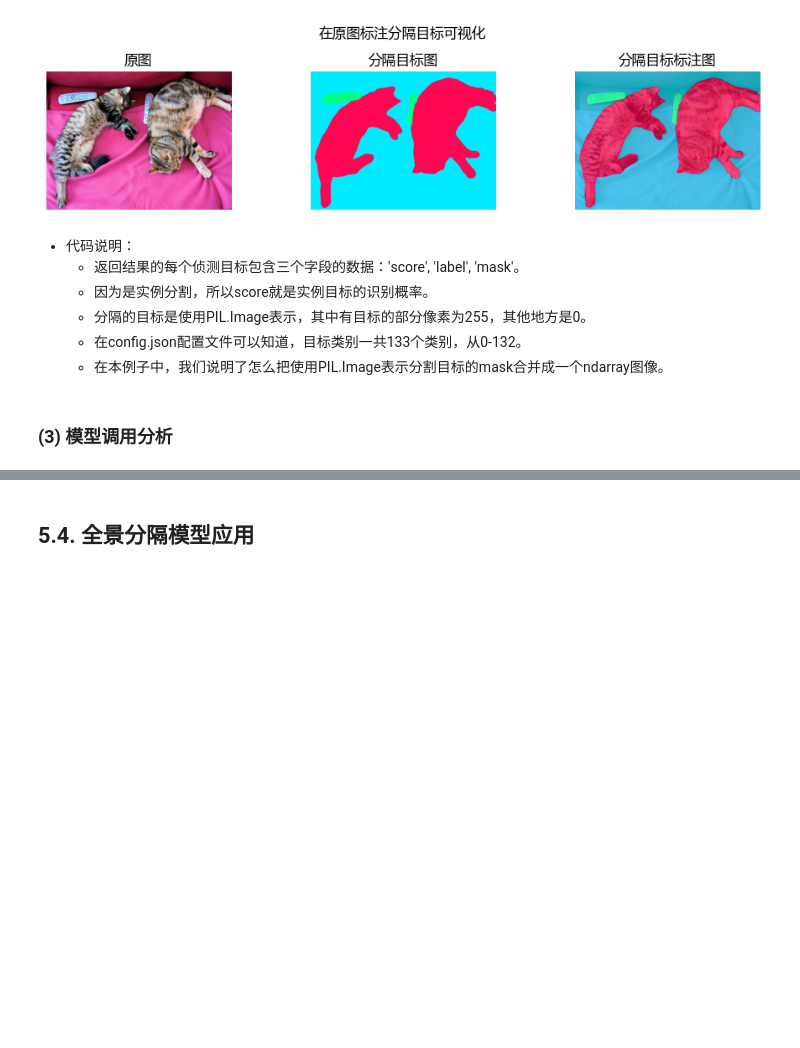
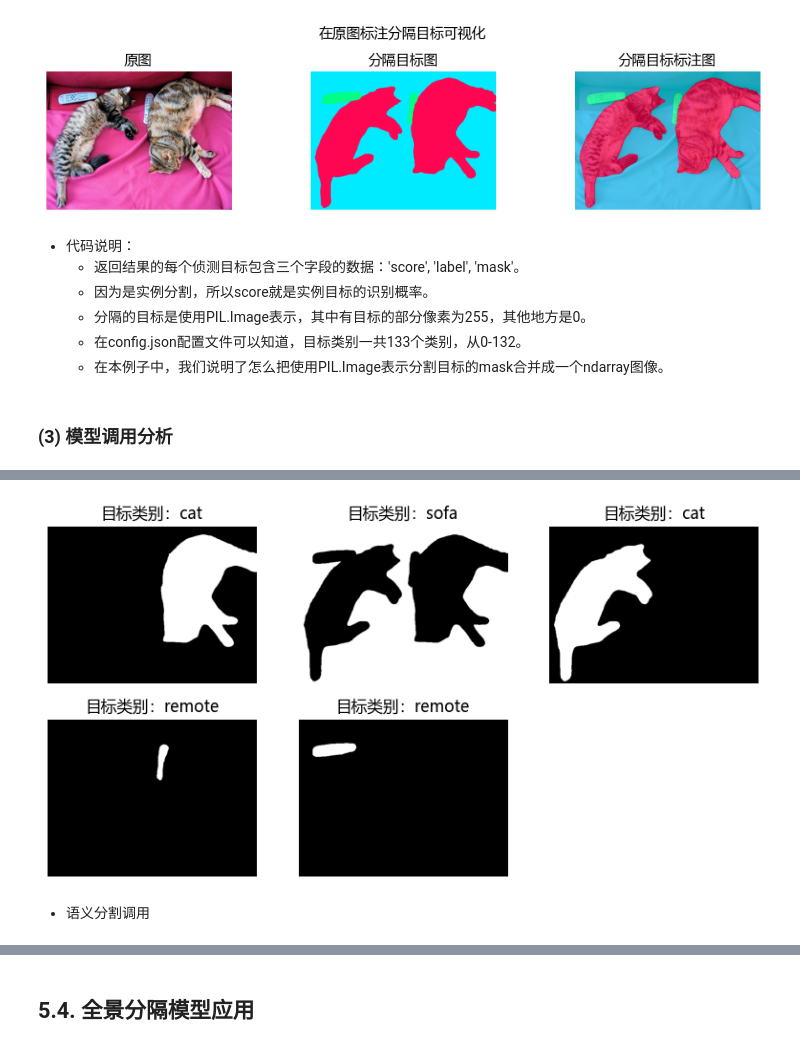
Before and after one commit to QiangAI/AI2026, a Jupyter notebook: transformers/05机器视觉任务处理-04目标分隔.ipynb, the cells around one changed output, grey strips where cells are left out. Cells and saved outputs as stored; diff of their text form; code cells hidden in the pictures; blank space fills up the shorter version.

```diff
--- a/transformers/05机器视觉任务处理-04目标分隔.ipynb
+++ b/transformers/05机器视觉任务处理-04目标分隔.ipynb
@@ -335,7 +329,7 @@ transform = Compose([
 from transformers import pipeline
 from PIL import Image
 import matplotlib.pyplot as plt
-
+plt.rcParams["font.family"] = ["Microsoft YaHei"]
 # 直接推理
 pipe = pipeline("image-segmentation", model="F:/03Models/maskformer-swin-large-coco")
 image = Image.open("./imgs/000000039769.jpg")
@@ -402,7 +396,7 @@ palette = np.array(
     [184, 255, 0], [0, 133, 255], [255, 214, 0], [25, 194, 194],
     [102, 255, 0], [92, 0, 255]]
 )
-palette = palette[:, :133]
+# palette = palette[:, :133]
 img = np.array(image)
 
 color_seg = np.zeros((img.shape[0], img.shape[1], 3), dtype=np.uint8) # height, width, 3
@@ -459,0 +692,8 @@ dict_keys(['score', 'label', 'mask'])
+# %%
+target_sizes = [(image.height, image.width)]
+panopti_segment = processor.post_process_panoptic_segmentation(
+    model_outputs,
+    target_sizes=target_sizes,
+    threshold=0.9,
+)[0]  # 取第一个图片的分割（我们输入的也仅仅一张图像）
+print(panopti_segment)
@@ -459,0 +709,19 @@ dict_keys(['score', 'label', 'mask'])
+# %%
+seg = panopti_segment["segmentation"].numpy()
+count = len(panopti_segment["segments_info"])
+cols = 3
+rows = count // cols + 1
+plt.figure(figsize=(3.2 * cols, 2.4 * rows))
+for i, obj in  enumerate(panopti_segment["segments_info"]):
+    idx = obj["id"]
+    mask = (seg==idx)
+    visual_mask = (mask * 255).astype(np.uint8)
+    plt.subplot(rows, cols, i+1)
+    plt.imshow(visual_mask,cmap="gray")
+    plt.title(F"目标类别：{model.config.id2label[obj["label_id"]]}")
+    plt.axis(False)
+plt.show()
+# %% [output]
+[figure, added]
+# %% [markdown]
+- 语义分割调用
```
Also changed, not shown: parts of 36 cells of this notebook, 1 other file.
